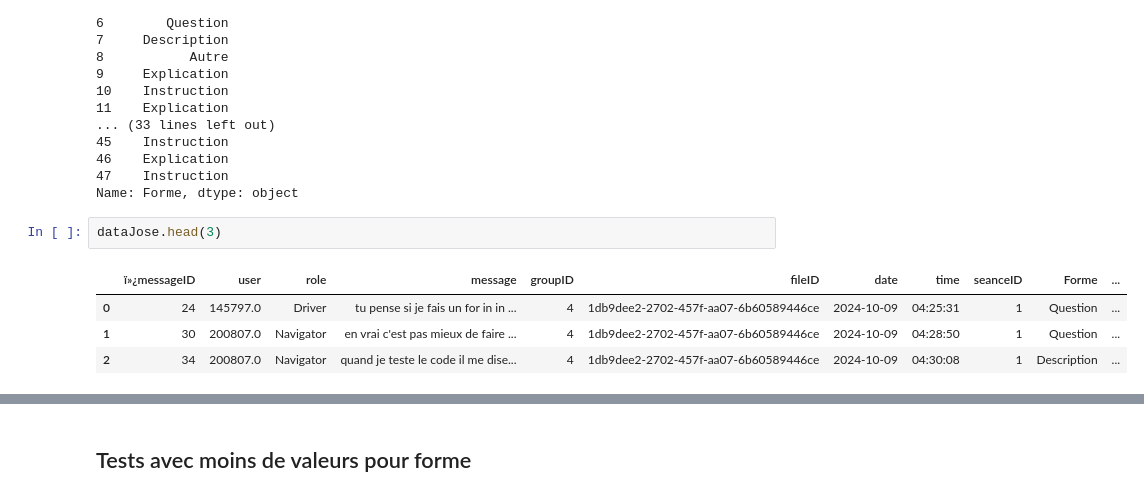
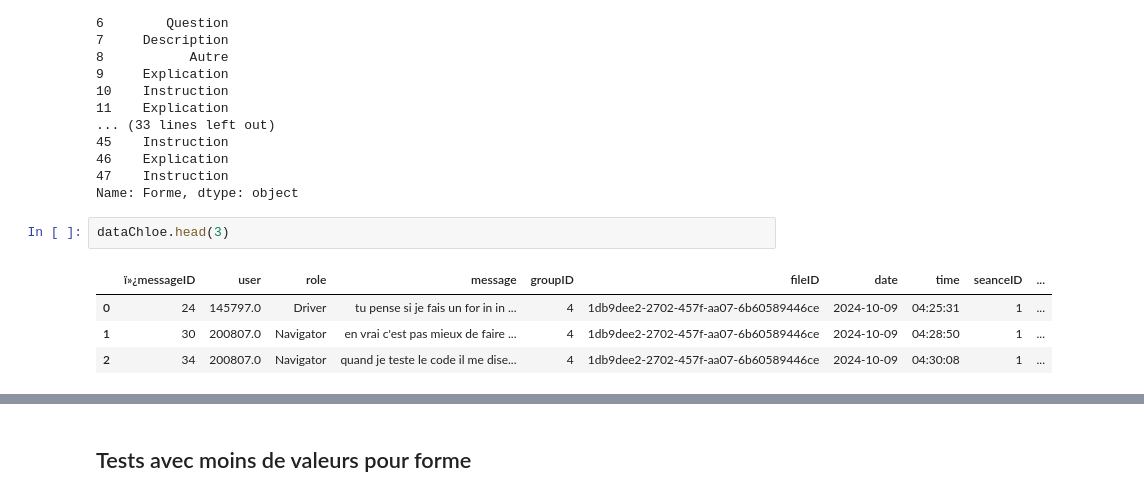
Before and after one commit to chloeboireaudevier/StageMIDL, a Jupyter notebook: kappa_cohen.ipynb, the cells around one changed output, grey strips where cells are left out. Cells and saved outputs as stored; diff of their text form.

Commit message:
fix typo in data and recompute kappa

```diff
--- a/kappa_cohen.ipynb
+++ b/kappa_cohen.ipynb
@@ -46,12 +46,12 @@ dataJulien['Forme']
 47    Instruction
 Name: Forme, dtype: object
 # %%
-dataJose.head(3)
+dataChloe.head(3)
 # %% [output]
-|  | ï»¿messageID | user | role | message | groupID | fileID | date | time | seanceID | Forme | ... |
-| 0 | 24 | 145797.0 | Driver | tu pense si je fais un for in in ... | 4 | 1db9dee2-2702-457f-aa07-6b60589446ce | 2024-10-09 | 04:25:31 | 1 | Question | ... |
-| 1 | 30 | 200807.0 | Navigator | en vrai c'est pas mieux de faire ... | 4 | 1db9dee2-2702-457f-aa07-6b60589446ce | 2024-10-09 | 04:28:50 | 1 | Question | ... |
-| 2 | 34 | 200807.0 | Navigator | quand je teste le code il me dise... | 4 | 1db9dee2-2702-457f-aa07-6b60589446ce | 2024-10-09 | 04:30:08 | 1 | Description | ... |
+|  | ï»¿messageID | user | role | message | groupID | fileID | date | time | seanceID | ... |
+| 0 | 24 | 145797.0 | Driver | tu pense si je fais un for in in ... | 4 | 1db9dee2-2702-457f-aa07-6b60589446ce | 2024-10-09 | 04:25:31 | 1 | ... |
+| 1 | 30 | 200807.0 | Navigator | en vrai c'est pas mieux de faire ... | 4 | 1db9dee2-2702-457f-aa07-6b60589446ce | 2024-10-09 | 04:28:50 | 1 | ... |
+| 2 | 34 | 200807.0 | Navigator | quand je teste le code il me dise... | 4 | 1db9dee2-2702-457f-aa07-6b60589446ce | 2024-10-09 | 04:30:08 | 1 | ... |
 # %%
 #Kappa deux à deux avec la librairie
 noms = ["Julien-Chloe","Julien-Jose","Jose-Chloe","Jose-Sebastien","Sebastien-Julien","Sebastien-Chloe"]
```
Also changed, not shown: parts of 4 cells of this notebook, 3 other files.
